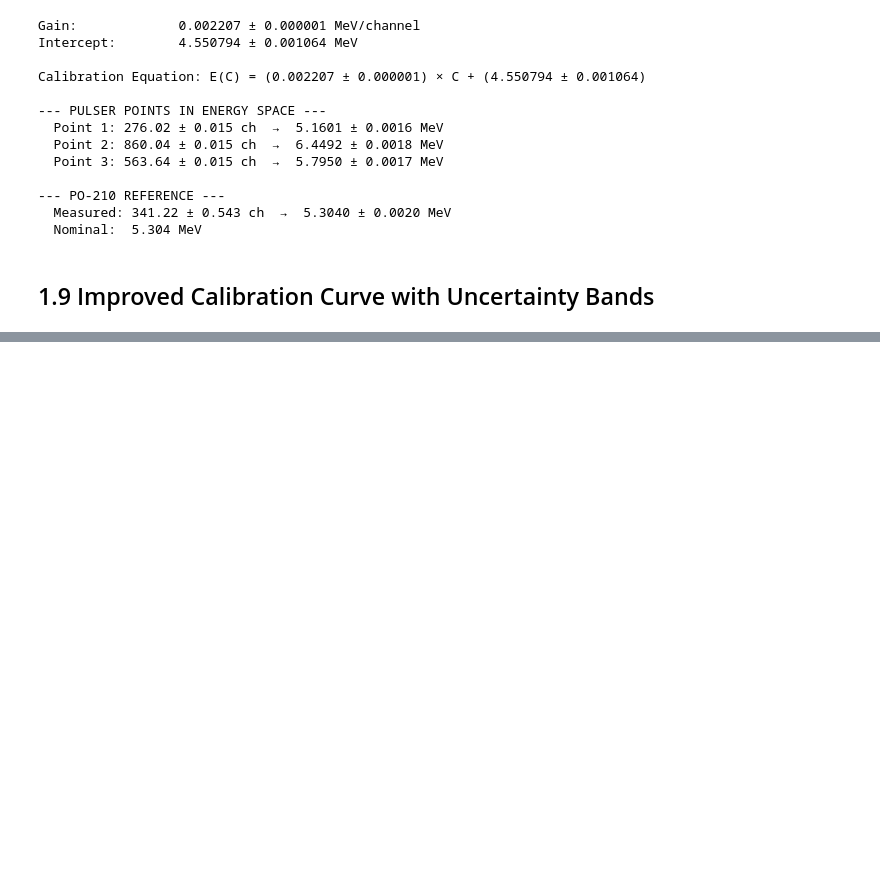
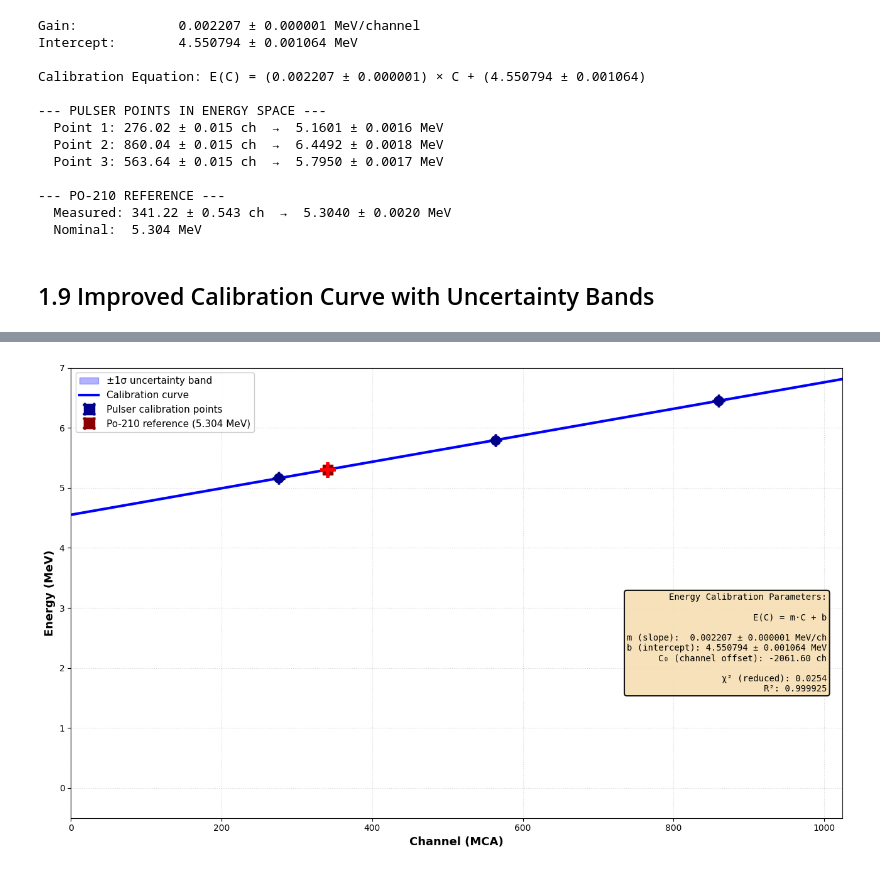
Before and after one commit to David-Amarante/LFEA, a Jupyter notebook: 01_energy_calibration.ipynb, the cells around one changed output, grey strips where cells are left out. Saved outputs shown, nothing was run; the diff lists cells and outputs as text; code cells hidden in the pictures; blank space fills up the shorter version.

```diff
--- a/01_energy_calibration.ipynb
+++ b/01_energy_calibration.ipynb
@@ -694,0 +623,86 @@ Plot generated with:
+# %%
+# ==========================================
+# FINAL ENERGY CALIBRATION PLOT
+# ==========================================
+
+fig, ax = plt.subplots(figsize=(13, 8))
+
+# Plot range
+canais_plot = np.linspace(0, 1024, 500)
+
+# Central calibration line: E = m * C + b
+energias_plot = ganho_energia * (canais_plot - c_zero_weighted)
+
+# Uncertainty bands
+sigma_E_plot = np.sqrt((sigma_ganho * (canais_plot - c_zero_weighted))**2 +
+                        (ganho_energia * sigma_c)**2 +
+                        sigma_b**2)
+
+# Plot 1-sigma uncertainty band
+ax.fill_between(canais_plot, energias_plot - sigma_E_plot, energias_plot + sigma_E_plot,
+                 alpha=0.3, color='blue', label='±1σ uncertainty band', zorder=1)
+
+# Plot calibration line
+ax.plot(canais_plot, energias_plot, 'b-', linewidth=3, label='Calibration curve', zorder=3)
+
+# Plot pulser points with FULL error bars (X and Y)
+ax.errorbar(centroides_pulser, energias_pulser_calibradas,
+            yerr=sigma_pulser_energia, xerr=sigma_pulser_array,
+            fmt='o', color='darkblue', markersize=11, capsize=7, capthick=2.5, elinewidth=2.5,
+            label='Pulser calibration points', zorder=4)
+
+# Plot Po-210 reference point with error bars
+ax.errorbar(centroide_po_medio_weighted, energia_po_calibrada,
+            yerr=sigma_po_calibrada, xerr=sigma_po_medio,
+            fmt='s', color='darkred', markersize=12, capsize=7, capthick=2.5, elinewidth=2.5,
+            label=f'Po-210 reference ({energia_po_real} MeV)', zorder=4)
+
+# Nominal Po-210 energy (target point)
+ax.plot(centroide_po_medio_weighted, energia_po_real, 'r+', markersize=18, markeredgewidth=4, zorder=5)
+
+# Formatting
+ax.set_xlabel('Channel (MCA)', fontsize=13, fontweight='bold')
+ax.set_ylabel('Energy (MeV)', fontsize=13, fontweight='bold')
+ax.set_xlim(0, 1024)
+ax.set_ylim(-0.5, 7)
+ax.grid(True, linestyle=':', alpha=0.5, zorder=0)
+ax.legend(fontsize=11, loc='upper left', framealpha=0.98)
+
+# Calibration parameters box
+textstr = f'Energy Calibration Parameters:\n\n' \
+          f'E(C) = m·C + b\n\n' \
+          f'm (slope):  {ganho_energia:.6f} ± {sigma_ganho:.6f} MeV/ch\n' \
+          f'b (intercept): {b_energia:.6f} ± {sigma_b:.6f} MeV\n' \
+          f'C₀ (channel offset): {c_zero_weighted:.2f} ch\n\n' \
+          f'χ² (reduced): {reduced_chi_sq:.4f}\n' \
+          f'R²: {r_quadrado_weighted:.6f}'
+
+props = dict(boxstyle='round', facecolor='wheat', alpha=0.9, edgecolor='black', linewidth=1.5)
+ax.text(0.98, 0.50, textstr, transform=ax.transAxes, fontsize=10,
+        verticalalignment='top', horizontalalignment='right', bbox=props, family='monospace')
+
+plt.tight_layout()
+plt.show()
+
+print("="*70)
+print("FINAL ENERGY CALIBRATION")
+print("="*70)
+print(f"\nCalibration Equation:")
+print(f"  E(C) = {ganho_energia:.6f} × C + {b_energia:.6f} MeV")
+print(f"\nCalibration Parameters:")
+print(f"  Gain (m):          {ganho_energia:.6f} ± {sigma_ganho:.6f} MeV/channel")
+print(f"  Intercept (b):     {b_energia:.6f} ± {sigma_b:.6f} MeV")
+print(f"  Channel offset:    {c_zero_weighted:.2f} channels")
+print(f"\nGoodness of Fit:")
+print(f"  χ² (reduced):      {reduced_chi_sq:.4f}")
+print(f"  R²:                {r_quadrado_weighted:.6f}")
+print(f"\nPulser Calibration Points (3):")
+for i, (ch, E, sig_ch, sig_E) in enumerate(zip(centroides_pulser, energias_pulser_calibradas,
+                                                  sigma_pulser_array, sigma_pulser_energia), 1):
+    print(f"  Point {i}: {ch:.2f} ± {sig_ch:.3f} ch  →  {E:.4f} ± {sig_E:.4f} MeV")
+print(f"\nPo-210 Reference Anchor:")
+print(f"  Measured: {centroide_po_medio_weighted:.2f} ± {sigma_po_medio:.3f} ch")
+print(f"  Calibrated: {energia_po_calibrada:.4f} ± {sigma_po_calibrada:.4f} MeV")
+print(f"  Nominal:    {energia_po_real} MeV")
+# %% [output]
+[figure, added]
```
Also changed, not shown: parts of 3 cells of this notebook, 3 other files.
